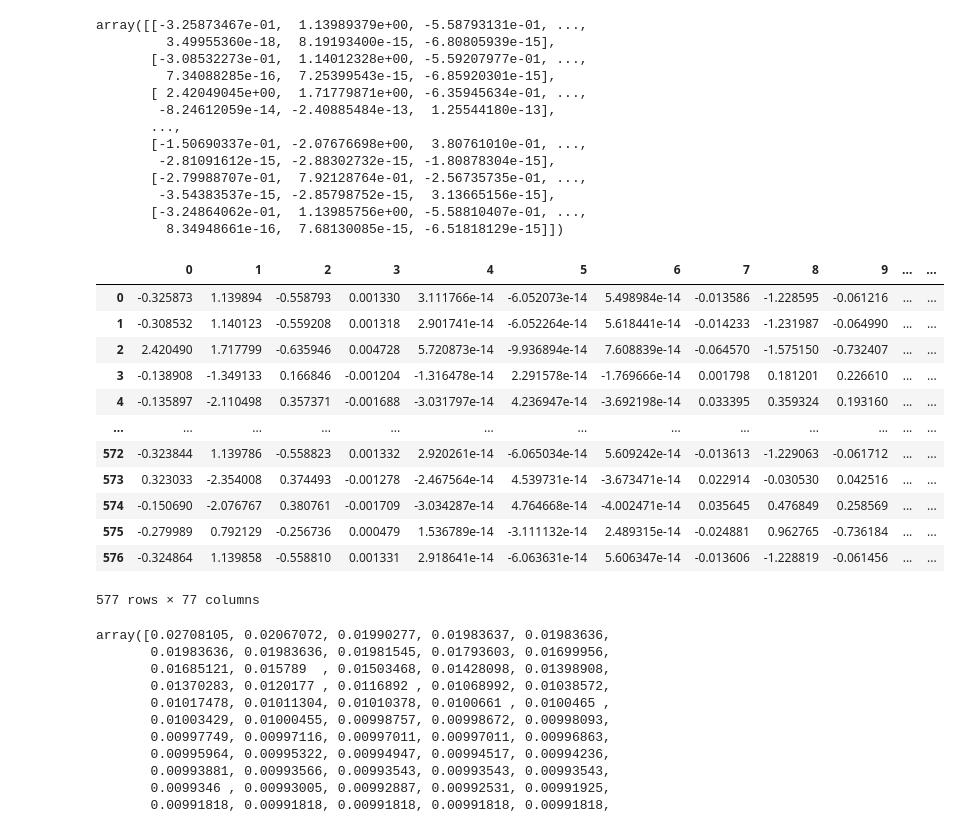
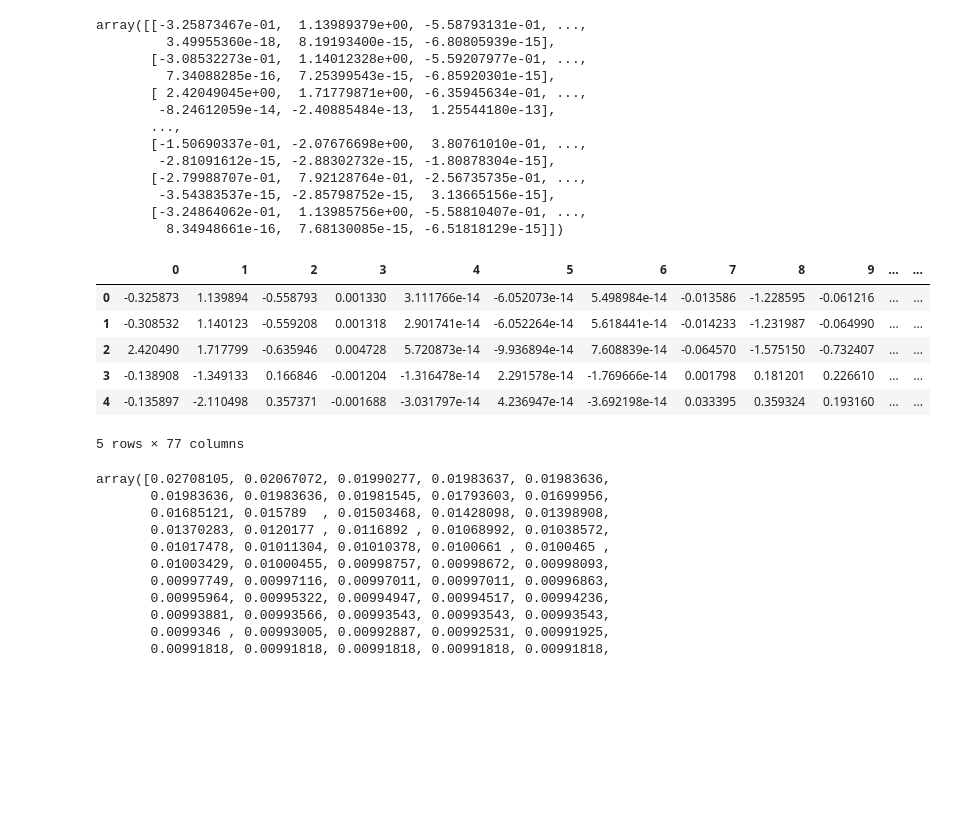
Before and after one commit to DINHC/unsupervisedml, a Jupyter notebook: unsupervisedml.ipynb, the cells around one changed output. Saved outputs shown, nothing was run; the diff lists cells and outputs as text; code cells hidden in the pictures; blank space fills up the shorter version.

```diff
--- a/unsupervisedml.ipynb
+++ b/unsupervisedml.ipynb
@@ -156,22 +156,17 @@ array([[-3.25873467e-01,  1.13989379e+00, -5.58793131e-01, ...,
          8.34948661e-16,  7.68130085e-15, -6.51818129e-15]])
 # %%
 df_pca90 = pd.DataFrame(data=pca_data)
-df_pca90
+#df_pca90
 #Columns were further reduced from 101 to 77 using n_components=0.90
+df_pca90.head()
 # %% [output]
 |  | 0 | 1 | 2 | 3 | 4 | 5 | 6 | 7 | 8 | 9 | ... | ... |
 | 0 | -0.325873 | 1.139894 | -0.558793 | 0.001330 | 3.111766e-14 | -6.052073e-14 | 5.498984e-14 | -0.013586 | -1.228595 | -0.061216 | ... | ... |
 | 1 | -0.308532 | 1.140123 | -0.559208 | 0.001318 | 2.901741e-14 | -6.052264e-14 | 5.618441e-14 | -0.014233 | -1.231987 | -0.064990 | ... | ... |
 | 2 | 2.420490 | 1.717799 | -0.635946 | 0.004728 | 5.720873e-14 | -9.936894e-14 | 7.608839e-14 | -0.064570 | -1.575150 | -0.732407 | ... | ... |
 | 3 | -0.138908 | -1.349133 | 0.166846 | -0.001204 | -1.316478e-14 | 2.291578e-14 | -1.769666e-14 | 0.001798 | 0.181201 | 0.226610 | ... | ... |
 | 4 | -0.135897 | -2.110498 | 0.357371 | -0.001688 | -3.031797e-14 | 4.236947e-14 | -3.692198e-14 | 0.033395 | 0.359324 | 0.193160 | ... | ... |
-| ... | ... | ... | ... | ... | ... | ... | ... | ... | ... | ... | ... | ... |
-| 572 | -0.323844 | 1.139786 | -0.558823 | 0.001332 | 2.920261e-14 | -6.065034e-14 | 5.609242e-14 | -0.013613 | -1.229063 | -0.061712 | ... | ... |
-| 573 | 0.323033 | -2.354008 | 0.374493 | -0.001278 | -2.467564e-14 | 4.539731e-14 | -3.673471e-14 | 0.022914 | -0.030530 | 0.042516 | ... | ... |
-| 574 | -0.150690 | -2.076767 | 0.380761 | -0.001709 | -3.034287e-14 | 4.764668e-14 | -4.002471e-14 | 0.035645 | 0.476849 | 0.258569 | ... | ... |
-| 575 | -0.279989 | 0.792129 | -0.256736 | 0.000479 | 1.536789e-14 | -3.111132e-14 | 2.489315e-14 | -0.024881 | 0.962765 | -0.736184 | ... | ... |
-| 576 | -0.324864 | 1.139858 | -0.558810 | 0.001331 | 2.918641e-14 | -6.063631e-14 | 5.606347e-14 | -0.013606 | -1.228819 | -0.061456 | ... | ... |
-577 rows × 77 columns
+5 rows × 77 columns
 # %%
 pca.explained_variance_ratio_
 # %% [output]
```
Also changed, not shown: parts of 12 cells of this notebook.
